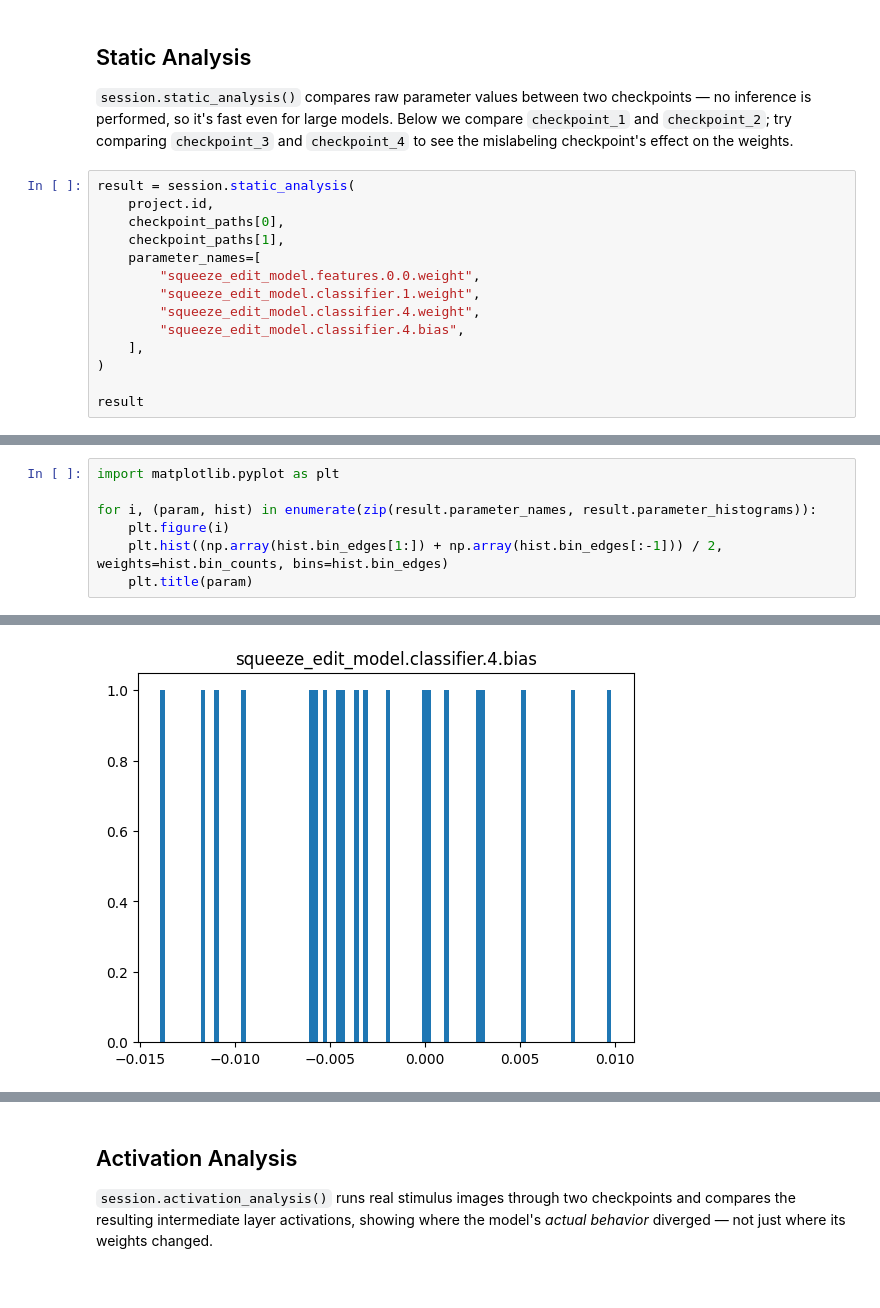
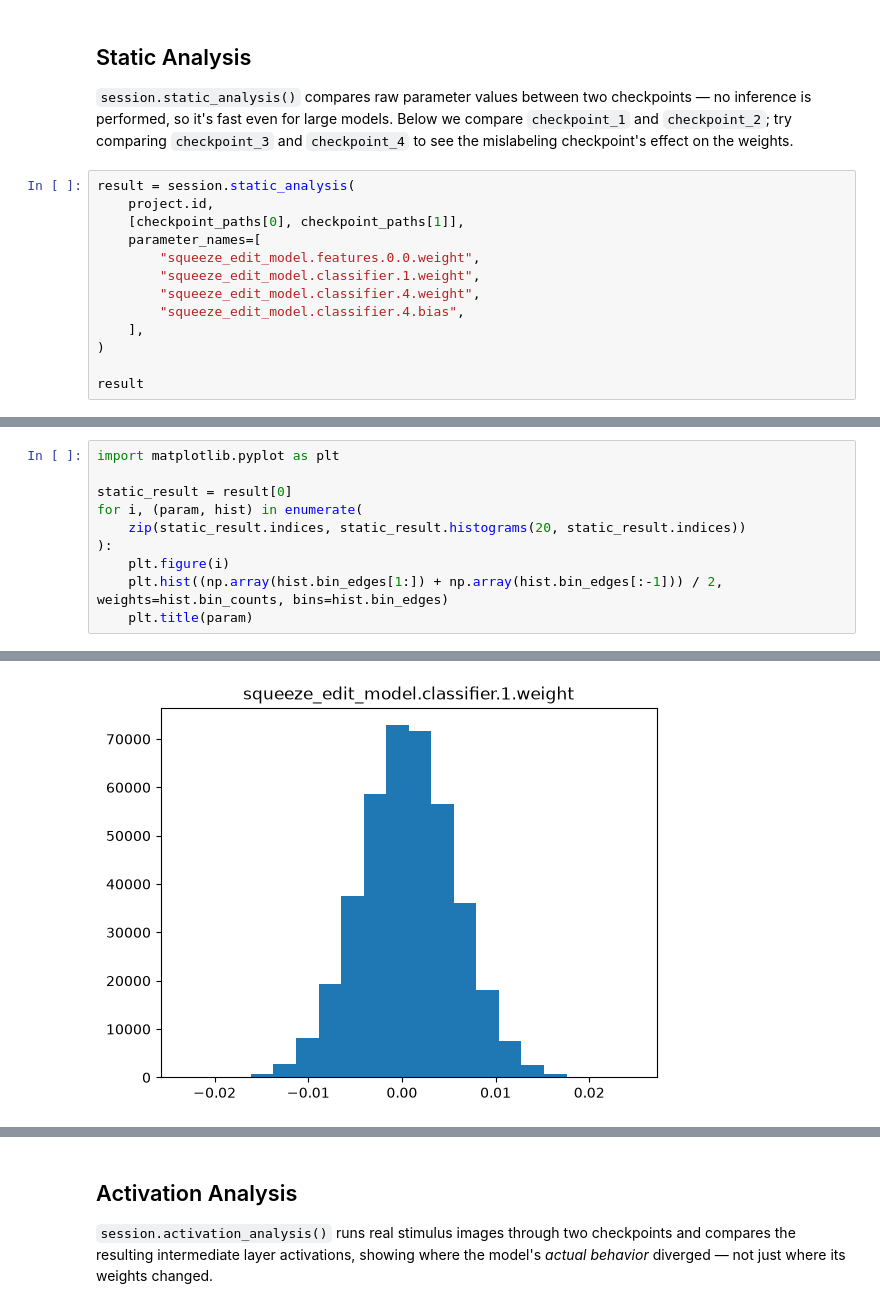
Before and after one commit to Authentrics-ai/authentrics-analysis-examples, a Jupyter notebook: torch_military_aircraft.ipynb, the cells around one changed output, grey strips where cells are left out. Cells and saved outputs as stored; diff of their text form.

```diff
--- a/torch_military_aircraft.ipynb
+++ b/torch_military_aircraft.ipynb
@@ -135,8 +135,7 @@ checkpoint_paths
 # %%
 result = session.static_analysis(
     project.id,
-    checkpoint_paths[0],
-    checkpoint_paths[1],
+    [checkpoint_paths[0], checkpoint_paths[1]],
     parameter_names=[
         "squeeze_edit_model.features.0.0.weight",
         "squeeze_edit_model.classifier.1.weight",
@@ -159,7 +173,10 @@ squeeze_edit_model.features.0.0.weight           0.023210
 # %%
 import matplotlib.pyplot as plt
 
-for i, (param, hist) in enumerate(zip(result.parameter_names, result.parameter_histograms)):
+static_result = result[0]
+for i, (param, hist) in enumerate(
+    zip(static_result.indices, static_result.histograms(20, static_result.indices))
+):
     plt.figure(i)
     plt.hist((np.array(hist.bin_edges[1:]) + np.array(hist.bin_edges[:-1])) / 2, weights=hist.bin_counts, bins=hist.bin_edges)
     plt.title(param)
@@ -168 +185 @@ for i, (param, hist) in enumerate(zip(result.parameter_names, result.parameter_h
-[figure, old version]
+[figure, new version]
```
Also changed, not shown: parts of 19 cells of this notebook, 3 other files.
